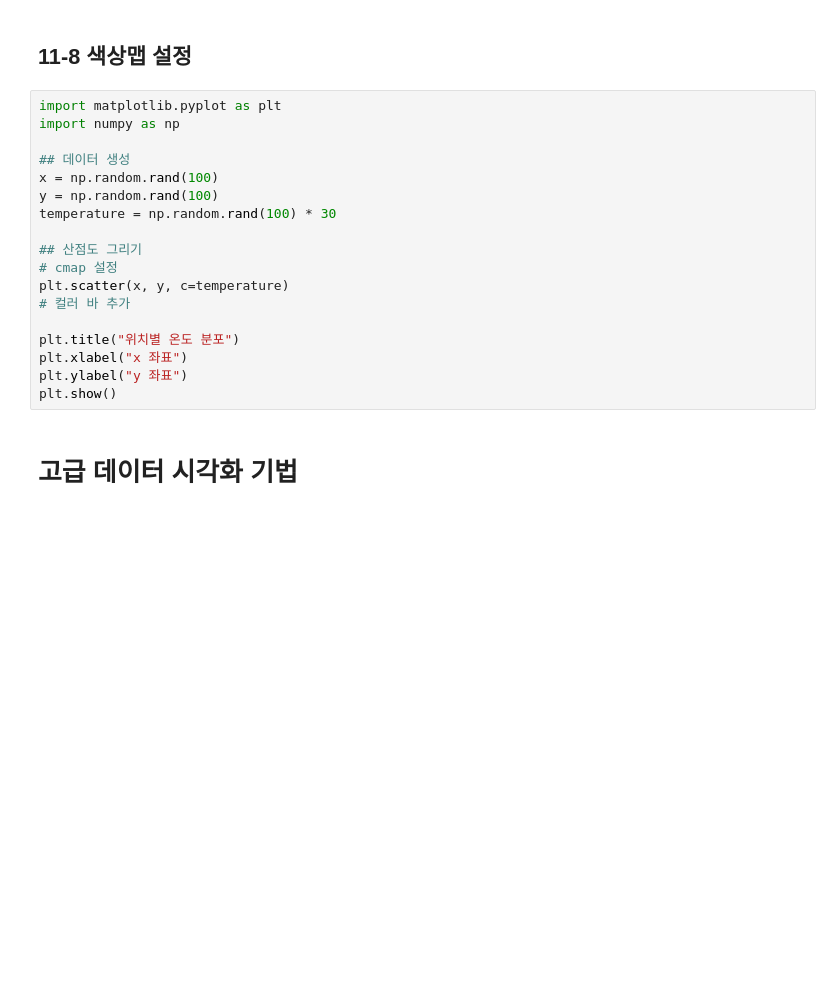
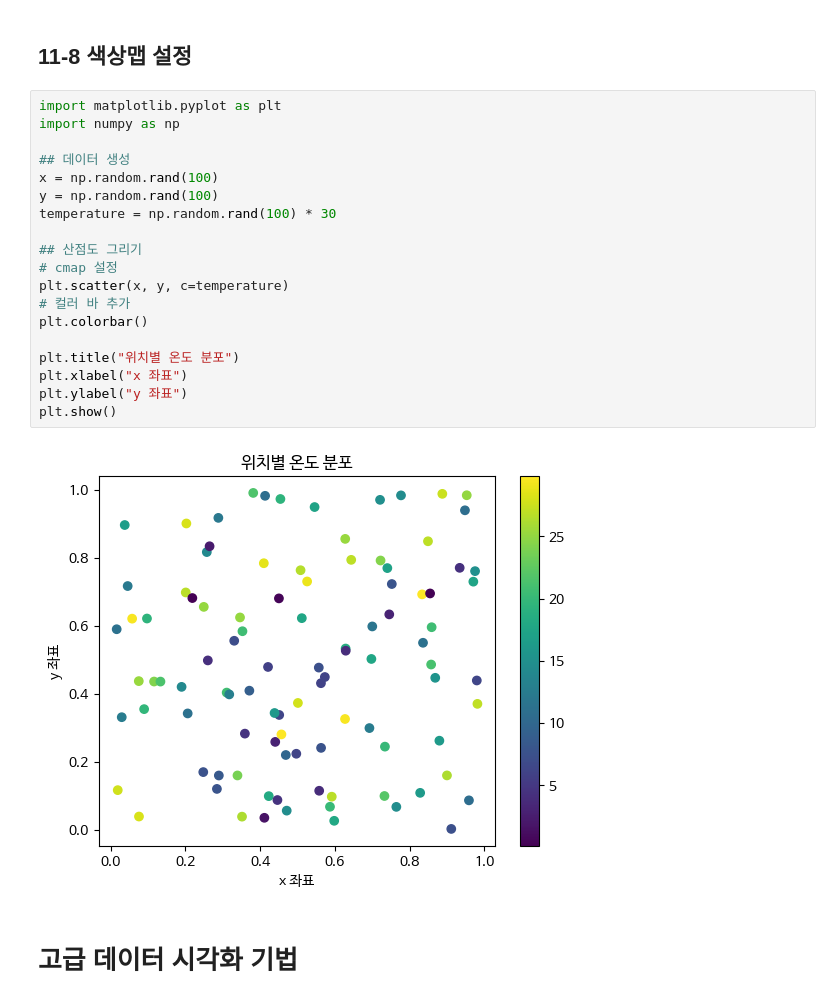
Before and after one commit to akatwinkle/bab_bab, a Jupyter notebook: 오픈소스_데이터_분석_11강.ipynb, the cells around one changed output. Saved outputs shown, nothing was run; the diff lists cells and outputs as text; blank space fills up the shorter version.

```diff
--- a/오픈소스_데이터_분석_11강.ipynb
+++ b/오픈소스_데이터_분석_11강.ipynb
@@ -205,21 +214,24 @@ plt.show()
 # %%
 import matplotlib.pyplot as plt
 import numpy as np
 
 ## 데이터 생성
 x = np.random.rand(100)
 y = np.random.rand(100)
 temperature = np.random.rand(100) * 30
 
 ## 산점도 그리기
 # cmap 설정
 plt.scatter(x, y, c=temperature)
 # 컬러 바 추가
+plt.colorbar()
 
 plt.title("위치별 온도 분포")
 plt.xlabel("x 좌표")
 plt.ylabel("y 좌표")
 plt.show()
+# %% [output]
+[figure, added]
 # %% [markdown]
 # 고급 데이터 시각화 기법
 # %% [markdown]
```
Also changed, not shown: parts of 12 cells of this notebook.
